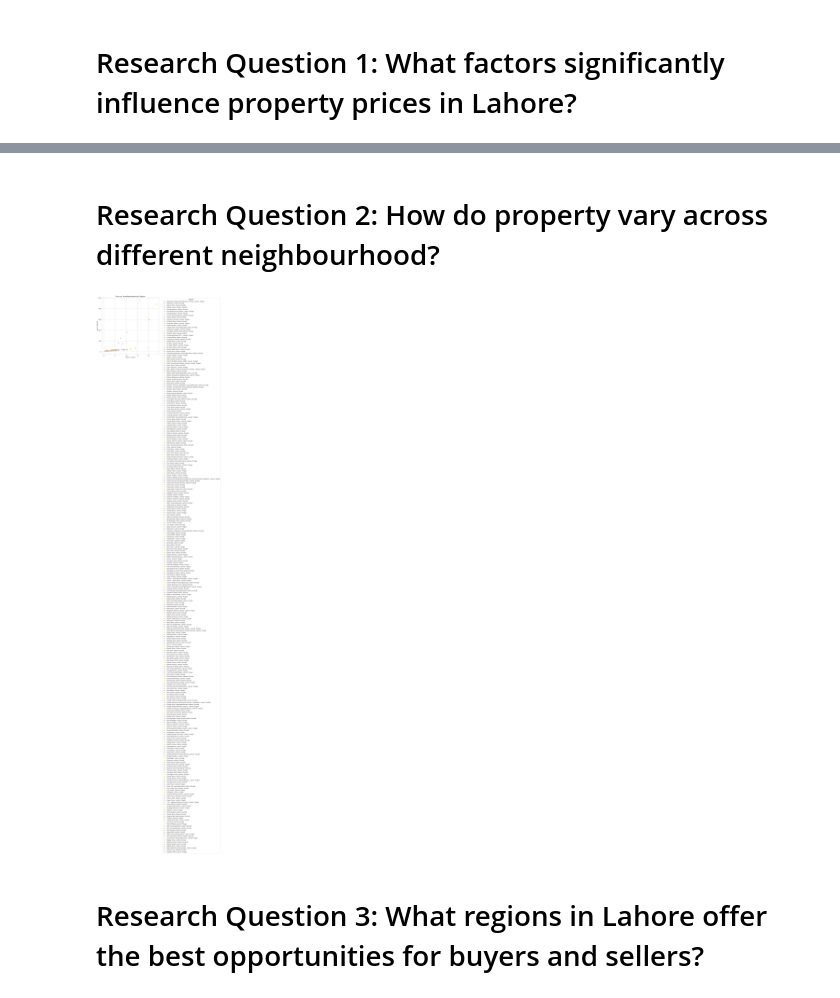
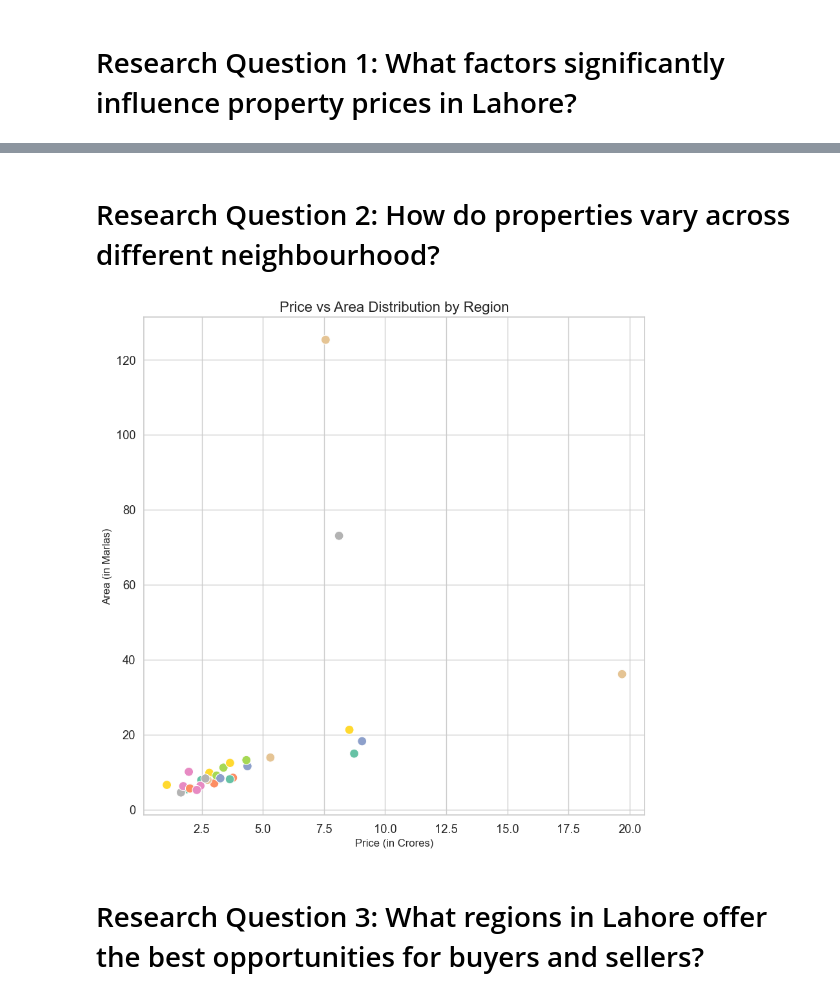
Before and after one commit to potatobox1/Data_Science_Project, a Jupyter notebook: analysis.ipynb, the cells around one changed output, grey strips where cells are left out. Saved outputs shown, nothing was run; the diff lists cells and outputs as text; code cells hidden in the pictures.

```diff
--- a/analysis.ipynb
+++ b/analysis.ipynb
@@ -544,7 +710,7 @@ The analysis indicates that property size and location are the primary drivers o
 # %% [markdown]
-# Research Question 2: How do property vary across different neighbourhood?
+# Research Question 2: How do properties vary across different neighbourhood?
 # %%
-df = pd.read_csv("/content/cleaned_properties.csv")
+df = pd.read_csv("cleaned_properties.csv")
 # %%
 
 # Remove invalid rows
@@ -555,6 +721,12 @@ df['price_per_marla'] = df['price_in_crores'] * 100 / df['area_in_marlas']
 
 # Remove rows with infinite or NaN values
 df = df.replace([np.inf, -np.inf], np.nan).dropna()
+
+# Frequency filter to avoid outliers
+location_freq = df['location'].value_counts()
+min_frequency = 50
+filtered_locations = location_freq[location_freq >= min_frequency].index
+df = df[df['location'].isin(filtered_locations)]
 
 # Aggregating Data by Location
 location_summary = df.groupby('location').agg({
@@ -570,15 +742,15 @@ location_summary.reset_index(inplace=True)
 # %%
 
 plt.figure(figsize=(10, 10))
-sns.scatterplot(data=location_summary, x='price_in_crores', y='area_in_marlas', hue='location', palette='Set2', s=100)
+sns.scatterplot(data=location_summary, x='price_in_crores', y='area_in_marlas', hue='location', palette='Set2', s=100, legend = False)
 plt.title('Price vs Area Distribution by Region', fontsize=16)
 plt.xlabel('Price (in Crores)', fontsize=12)
 plt.ylabel('Area (in Marlas)', fontsize=12)
-plt.legend(title='Region', bbox_to_anchor=(1.05, 1), loc='upper left')  # Moving legend outside
+# plt.legend(title='Region', bbox_to_anchor=(1.05, 1), loc='upper left')  # Moving legend outside
 plt.grid(True)
 plt.show()
 # %% [output]
-[figure, old version]
+[figure, new version]
 # %% [markdown]
 # Research Question 3: What regions in Lahore offer the best opportunities for buyers and sellers?
 # %%
```
Also changed, not shown: parts of 24 cells of this notebook.
